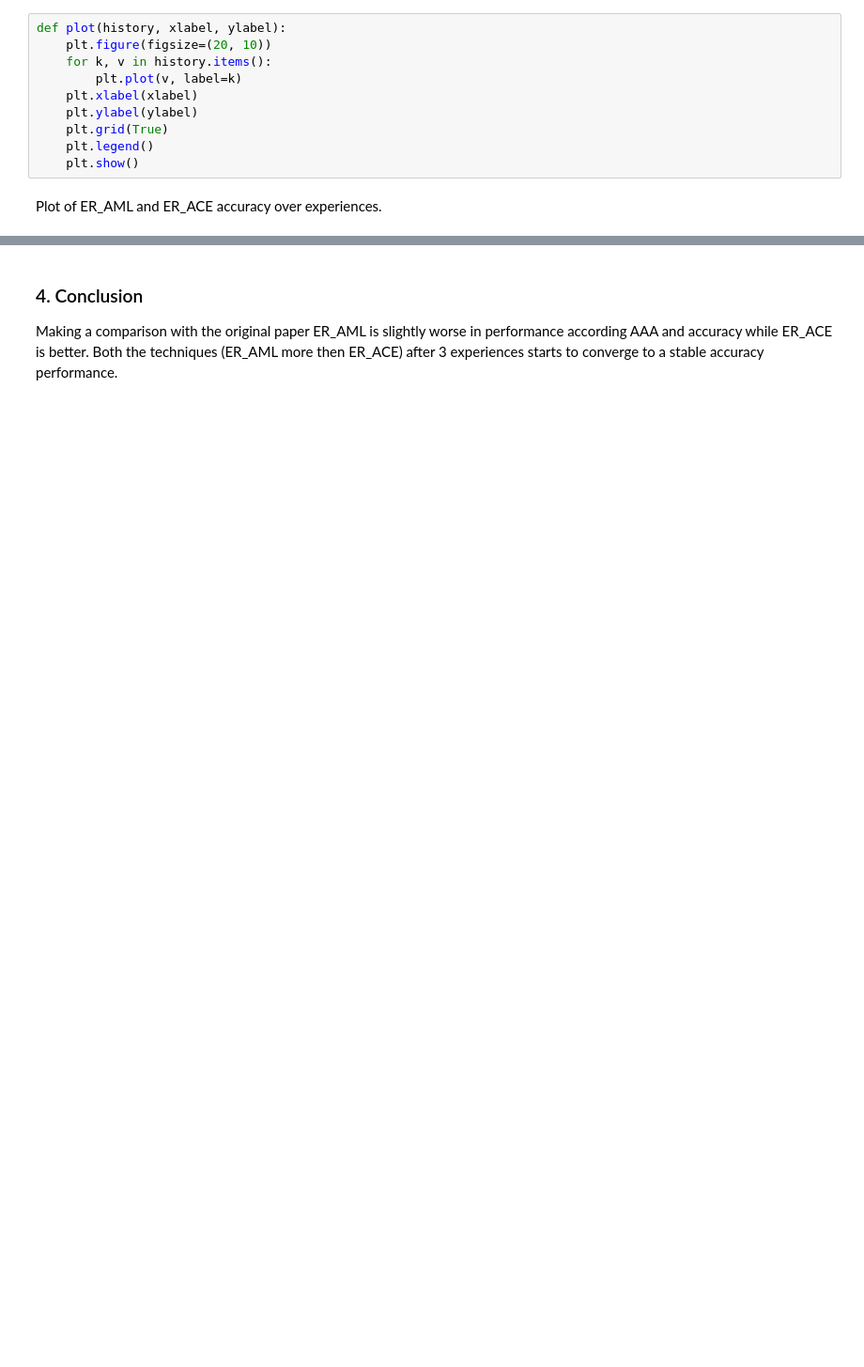
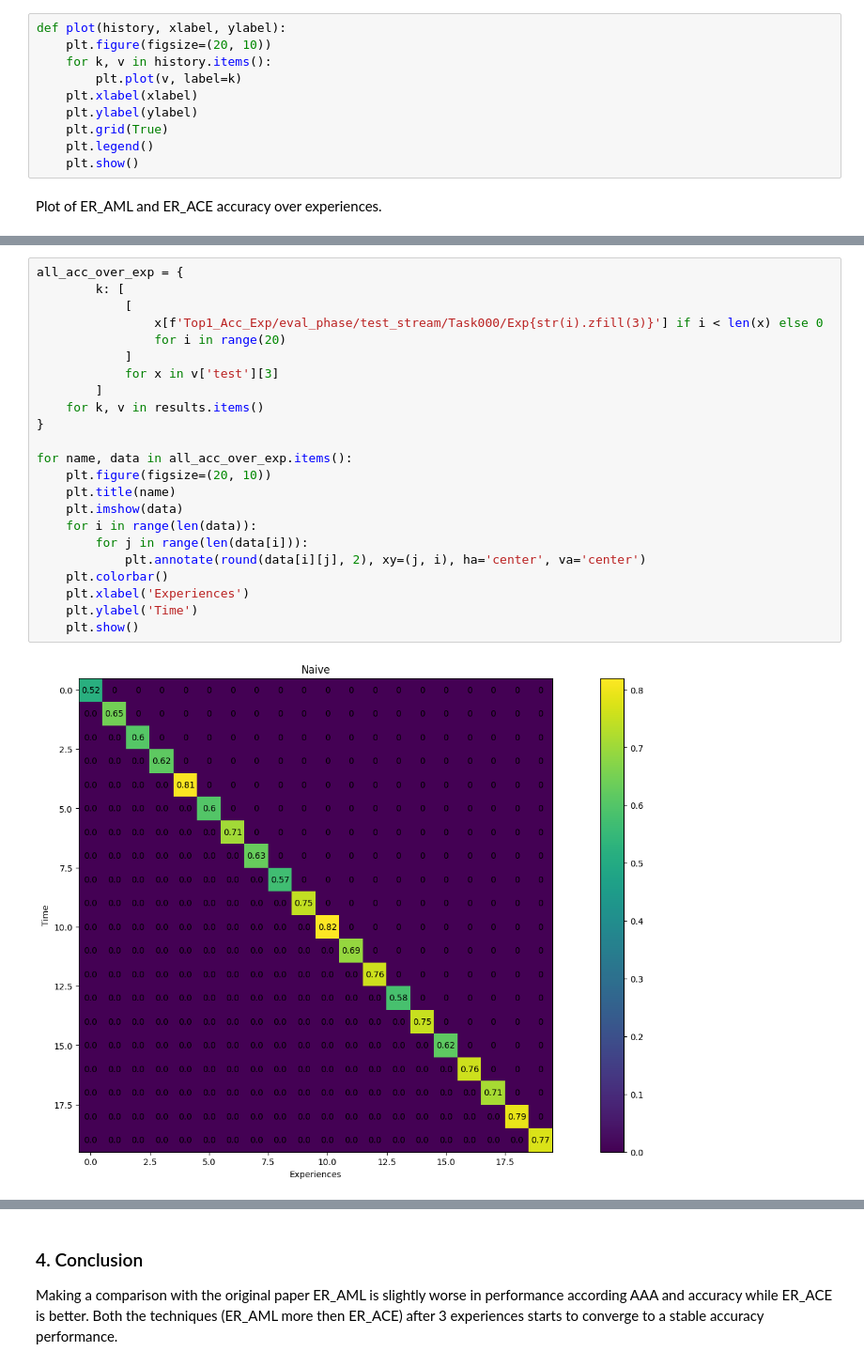
Before and after one commit to GeremiaPompei/asymmetric_er, a Jupyter notebook: results_analysis.ipynb, the cells around one changed output, grey strips where cells are left out. Shown at 94% size. Saved outputs shown, nothing was run; the diff lists cells and outputs as text; blank space fills up the shorter version.

Commit message:
add matrix of accuracies on time

```diff
--- a/results_analysis.ipynb
+++ b/results_analysis.ipynb
@@ -118,0 +119,25 @@ plot(
+# %%
+all_acc_over_exp = {
+        k: [
+            [
+                x[f'Top1_Acc_Exp/eval_phase/test_stream/Task000/Exp{str(i).zfill(3)}'] if i < len(x) else 0
+                for i in range(20)
+            ]
+            for x in v['test'][3]
+        ]
+    for k, v in results.items()
+}
+
+for name, data in all_acc_over_exp.items():
+    plt.figure(figsize=(20, 10))
+    plt.title(name)
+    plt.imshow(data)
+    for i in range(len(data)):
+        for j in range(len(data[i])):
+            plt.annotate(round(data[i][j], 2), xy=(j, i), ha='center', va='center')
+    plt.colorbar()
+    plt.xlabel('Experiences')
+    plt.ylabel('Time')
+    plt.show()
+# %% [output]
+[figure, added]
```
Also changed, not shown: parts of 5 cells of this notebook, 1 other file.
